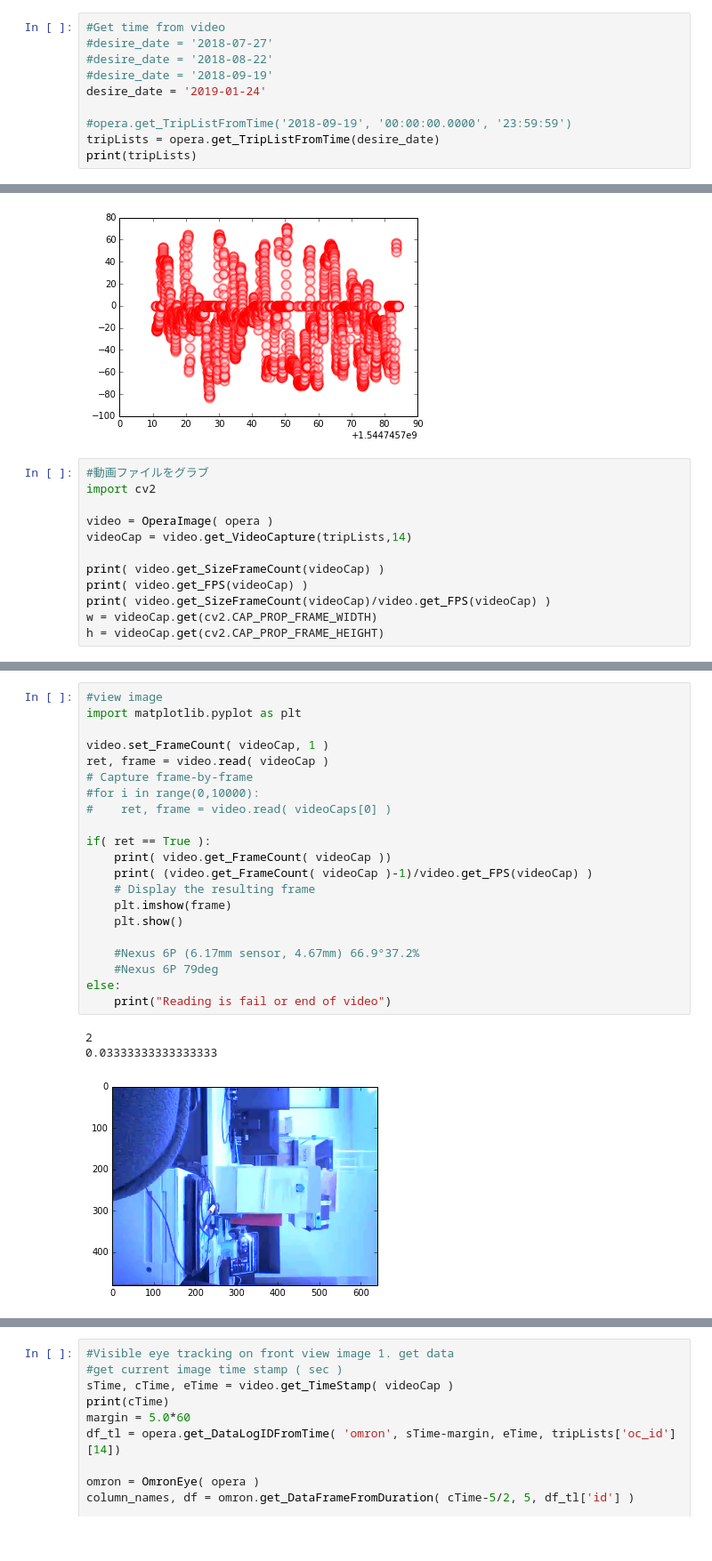
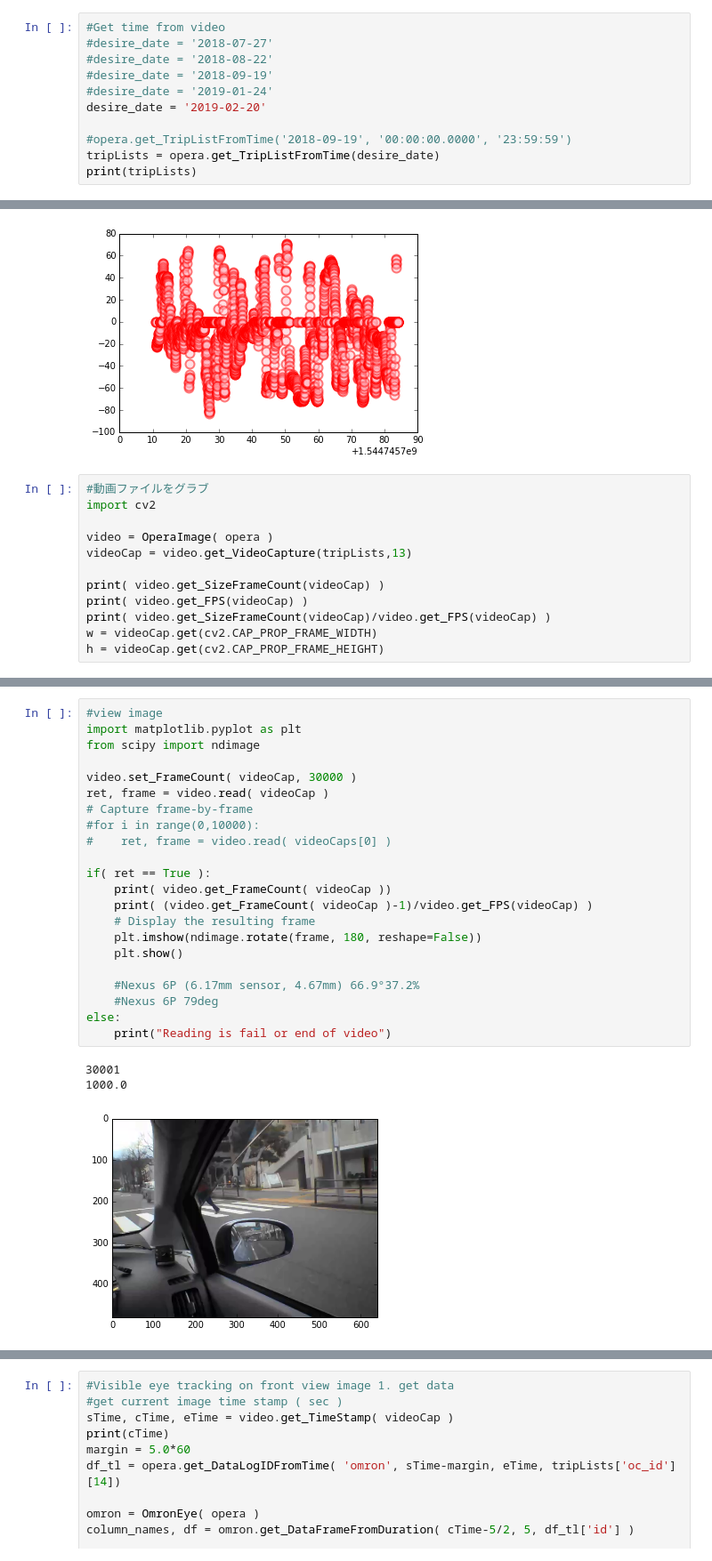
Before and after one commit to Harmoware/Harmoware-BIO2, a Jupyter notebook: vizEyetracking_example2.ipynb, the cells around one changed output, grey strips where cells are left out. Shown at 89% size. Drawn from its saved outputs; the diff is of its cells as text.

Commit message:
add function for bio sensing data add create report for summary of each trip data

```diff
--- a/vizEyetracking_example2.ipynb
+++ b/vizEyetracking_example2.ipynb
@@ -25,7 +23,8 @@ connect to opera2 server
 #desire_date = '2018-07-27'
 #desire_date = '2018-08-22'
 #desire_date = '2018-09-19'
-desire_date = '2019-01-24'
+#desire_date = '2019-01-24'
+desire_date = '2019-02-20'
 
 #opera.get_TripListFromTime('2018-09-19', '00:00:00.0000', '23:59:59')
 tripLists = opera.get_TripListFromTime(desire_date)
@@ -93,7 +92,7 @@ plt.show()
 import cv2
 
 video = OperaImage( opera )
-videoCap = video.get_VideoCapture(tripLists,14)
+videoCap = video.get_VideoCapture(tripLists,13)
 
 print( video.get_SizeFrameCount(videoCap) )
 print( video.get_FPS(videoCap) )
@@ -110,25 +109,26 @@ open video file : True
 # %%
 #view image
 import matplotlib.pyplot as plt
+from scipy import ndimage
 
-video.set_FrameCount( videoCap, 1 )
+video.set_FrameCount( videoCap, 30000 )
 ret, frame = video.read( videoCap )
 # Capture frame-by-frame
 #for i in range(0,10000):
 #    ret, frame = video.read( videoCaps[0] )
 
 if( ret == True ):
     print( video.get_FrameCount( videoCap ))
     print( (video.get_FrameCount( videoCap )-1)/video.get_FPS(videoCap) )
     # Display the resulting frame
-    plt.imshow(frame)
+    plt.imshow(ndimage.rotate(frame, 180, reshape=False))
     plt.show()
 
     #Nexus 6P (6.17mm sensor, 4.67mm) 66.9°37.2%
     #Nexus 6P 79deg
 else:
     print("Reading is fail or end of video")
 # %% [output]
-2
-0.03333333333333333
+30001
+1000.0
-[figure, old version]
+[figure, new version]
```
Also changed, not shown: parts of 4 cells of this notebook, 6 other files.
